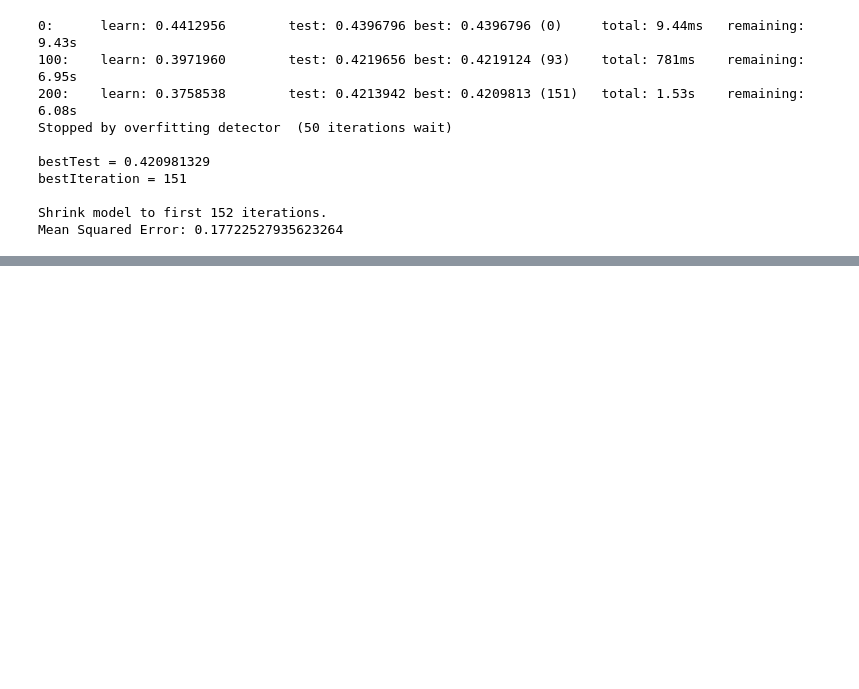
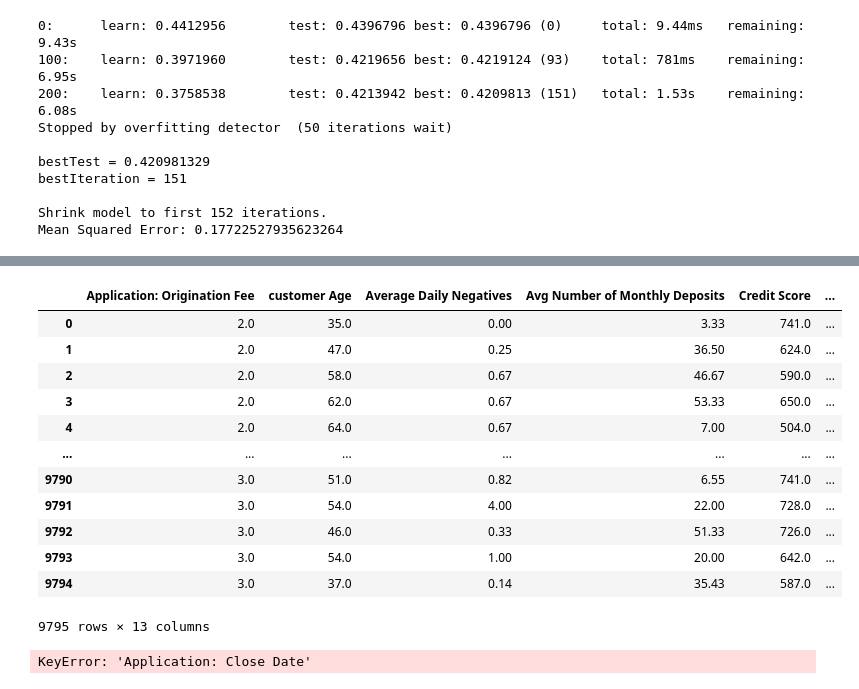
Before and after one commit to ronin49/mbk, a Jupyter notebook: real.ipynb, the cells around one changed output, grey strips where cells are left out. Saved outputs shown, nothing was run; the diff lists cells and outputs as text; code cells hidden in the pictures; blank space fills up the shorter version.

```diff
--- a/real.ipynb
+++ b/real.ipynb
@@ -72,0 +139,2 @@ Mean Squared Error: 0.17722527935623264
+# %%
+df = df.drop(columns=features_to_remove)
@@ -72,0 +199,17 @@ Mean Squared Error: 0.17722527935623264
+# %%
+df = df.drop(columns=['Application Number', 'Outcome'])
+# %%
+from sklearn.preprocessing import LabelEncoder
+
+# Assuming df is your DataFrame containing the dataset
+# You can modify the code based on your actual DataFrame
+
+# Initialize LabelEncoder
+label_encoder = LabelEncoder()
+
+# Iterate through each column
+for col in df.columns:
+    if df[col].dtype == 'object':  # Check if the column contains categorical data
+        df[col] = label_encoder.fit_transform(df[col].astype(str))
+
+# Now all categorical columns are converted to numerical values
@@ -72,0 +224,2 @@ Mean Squared Error: 0.17722527935623264
+# %%
+df=df.drop(columns='Application Number')
@@ -72,0 +242,43 @@ Mean Squared Error: 0.17722527935623264
+# %%
+df
+# %% [output]
+|  | Application: Origination Fee | customer Age | Average Daily Negatives | Avg Number of Monthly Deposits | Credit Score | ... |
+| 0 | 2.0 | 35.0 | 0.00 | 3.33 | 741.0 | ... |
+| 1 | 2.0 | 47.0 | 0.25 | 36.50 | 624.0 | ... |
+| 2 | 2.0 | 58.0 | 0.67 | 46.67 | 590.0 | ... |
+| 3 | 2.0 | 62.0 | 0.67 | 53.33 | 650.0 | ... |
+| 4 | 2.0 | 64.0 | 0.67 | 7.00 | 504.0 | ... |
+| ... | ... | ... | ... | ... | ... | ... |
+| 9790 | 3.0 | 51.0 | 0.82 | 6.55 | 741.0 | ... |
+| 9791 | 3.0 | 54.0 | 4.00 | 22.00 | 728.0 | ... |
+| 9792 | 3.0 | 46.0 | 0.33 | 51.33 | 726.0 | ... |
+| 9793 | 3.0 | 54.0 | 1.00 | 20.00 | 642.0 | ... |
+| 9794 | 3.0 | 37.0 | 0.14 | 35.43 | 587.0 | ... |
+9795 rows × 13 columns
+# %%
+X = df
+#X = X.fillna('Missing')
+# Encode categorical labels
+label_encoder = LabelEncoder()
+df2['Outcome'] = label_encoder.fit_transform(df2['Outcome'])
+y = df2['Outcome']  # Assuming 'Outcome' is the target variable for regression
+
+# Train the model
+cat_features = [
+                     'Application: Close Date',
+                     'crime_record',
+                     'Has Website',
+                     'Industry',
+                     'Office Space',
+                     'Position',
+                     'Shipping State',
+                     'Type',
+]
+# Replace NaN values with 'Missing' in specified columns
+for col in cat_features:
+    X[col] = X[col].fillna('Missing')
+
+# Split data into training and testing sets
+X_train, X_test, y_train, y_test = train_test_split(X, y, test_size=0.2, random_state=42)
+# %% [output]
+KeyError: 'Application: Close Date'
```
Also changed, not shown: parts of 13 cells of this notebook, 13 other files.
